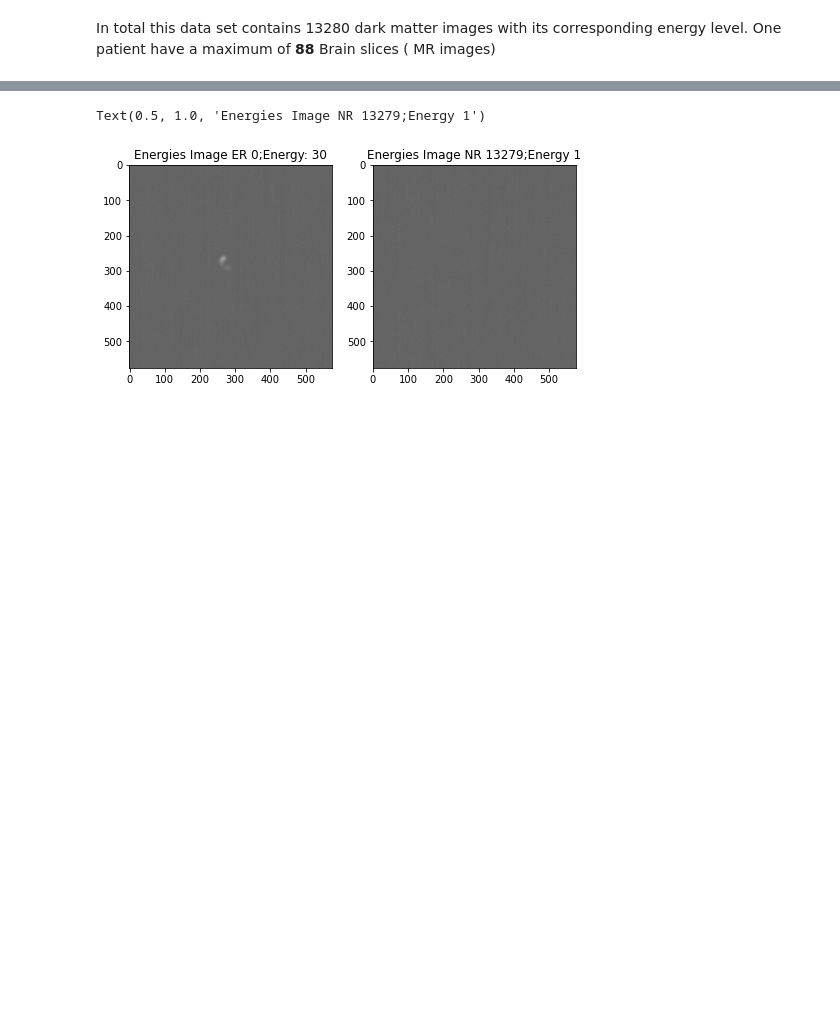
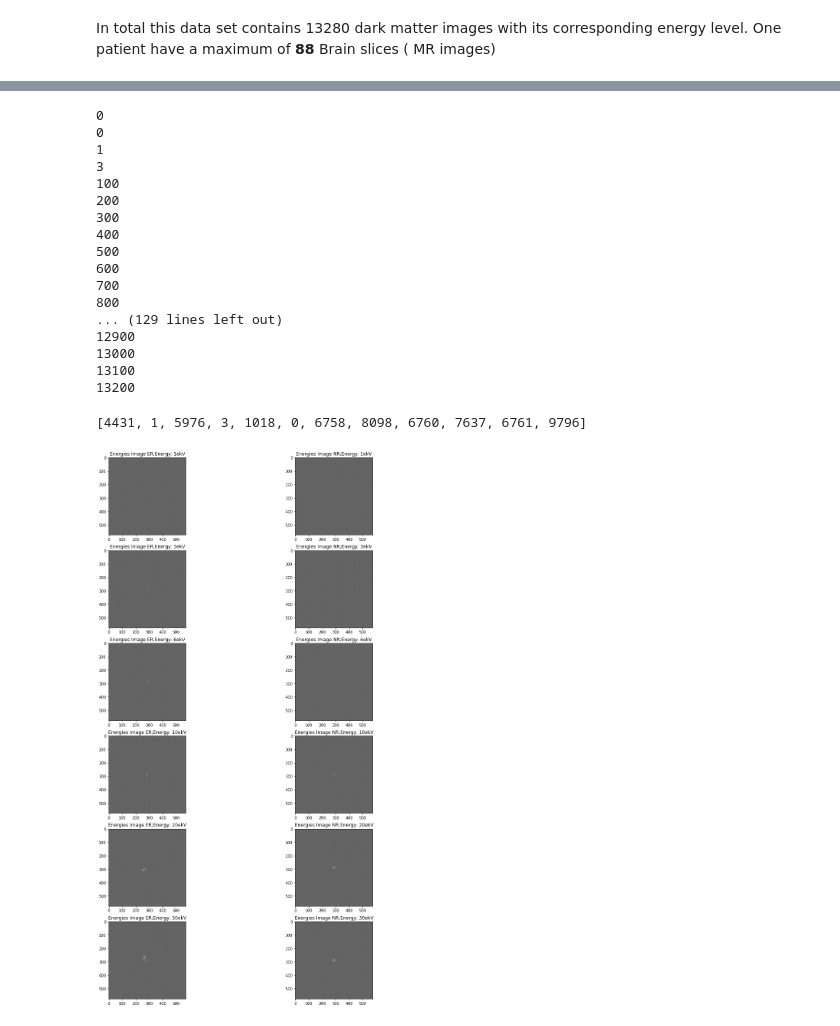
Before and after one commit to Kit-Law-42/idao-21-baseline, a Jupyter notebook: analysis_notebook/Data_exploration.ipynb, the cells around one changed output, grey strips where cells are left out. Cells and saved outputs as stored; diff of their text form; code cells hidden in the pictures; blank space fills up the shorter version.

Commit message:
Update data exploration notebook

```diff
--- a/analysis_notebook/Data_exploration.ipynb
+++ b/analysis_notebook/Data_exploration.ipynb
@@ -106,23 +106,65 @@ Column name is: Value
 Name: filename, Length: 13280, dtype: int64
 # %%
 #Plot of an expl when there are patterns of ionization charge on the picture
+energylist = [0] * 12
+AppendList = [False] * 12
+energyval = [1,3,6,10,20,30]
 
 for i in range(len(r)):
+    if (i%100 ==0):
+        print(i)
     if cv2.imread(os.path.join(conf.DATA_DIR_TRAIN_ER, r.filename[i])) is not None:
-        if cv2.imread(os.path.join(conf.DATA_DIR_TRAIN_ER, r.filename[i])).max() > 0:
-            break
-for j in range(len(r)):
+        fileval = cv2.imread(os.path.join(conf.DATA_DIR_TRAIN_ER, r.filename[i]))
+        for eidx in range(6):
+            if fileval.max() > 0 and r.Energy[i] == energyval[eidx] and AppendList[eidx] == False:
+                energylist[eidx] = i
+                AppendList[eidx] = True
+                print(i)
     if cv2.imread(os.path.join(conf.DATA_DIR_TRAIN_NR, r.filename[i])) is not None:
-        if cv2.imread(os.path.join(conf.DATA_DIR_TRAIN_NR, r.filename[i])).max() > 0:
-            break
-plt.figure(figsize=(8,8))
-plt.subplot(1,2,1)
-plt.imshow(cv2.imread(os.path.join(conf.DATA_DIR_TRAIN_ER, r.filename[i])))
-plt.title('Energies Image ER '+ str(i) + ";Energy: " + str(r.Energy[i]))
-
-plt.subplot(1,2,2)
-plt.imshow(cv2.imread(os.path.join(conf.DATA_DIR_TRAIN_NR, r.filename[j])))
-plt.title('Energies Image NR '+ str(j)+ ";Energy " + str(r.Energy[j]))
+        fileval = cv2.imread(os.path.join(conf.DATA_DIR_TRAIN_NR, r.filename[i]))
+        for eidx in range(6,12):
+             if fileval.max() > 0 and r.Energy[i] == energyval[eidx-6] and AppendList[eidx] == False:
+                energylist[eidx] = i
+                AppendList[eidx] = True
+                print(i)
 # %% [output]
-Text(0.5, 1.0, 'Energies Image NR 13279;Energy 1')
+0
+0
+1
+3
+100
+200
+300
+400
+500
+600
+700
+800
+... (129 lines left out)
+12900
+13000
+13100
+13200
-[figure, removed]
+# %%
+energylist
+# %% [output]
+[4431, 1, 5976, 3, 1018, 0, 6758, 8098, 6760, 7637, 6761, 9796]
+# %%
+fig, axs = plt.subplots(6,2, figsize=(16,26))
+# plt.figure(figsize=(16,16))
+# plt.subplot(6,2,1)
+# plt.imshow(cv2.imread(os.path.join(conf.DATA_DIR_TRAIN_ER, r.filename[energylist[0]])))
+# plt.title('Energies Image ER;Energy: ' + "1"+ "ekV")
+
+# plt.subplot(6,2,2)
+# plt.imshow(cv2.imread(os.path.join(conf.DATA_DIR_TRAIN_NR, r.filename[energylist[6]])))
+# plt.title('Energies Image NR;Energy ' + "1" + "ekV")
+count = 0
+for x in range(6):
+  axs[count][0].title.set_text('Energies Image ER;Energy: ' + str(energyval[x]) + "ekV") # set title
+  axs[count][0].imshow(cv2.imread(os.path.join(conf.DATA_DIR_TRAIN_ER, r.filename[energylist[x]]))) # show ER Image
+  axs[count][1].title.set_text('Energies Image NR;Energy: ' +  str(energyval[x])+ "ekV") # set title
+  axs[count][1].imshow(cv2.imread(os.path.join(conf.DATA_DIR_TRAIN_NR, r.filename[energylist[x+6]]))) # show NR image
+  count += 1
+# %% [output]
+[figure, added]
```
Also changed, not shown: parts of 1 cell of this notebook, 3 other files.
